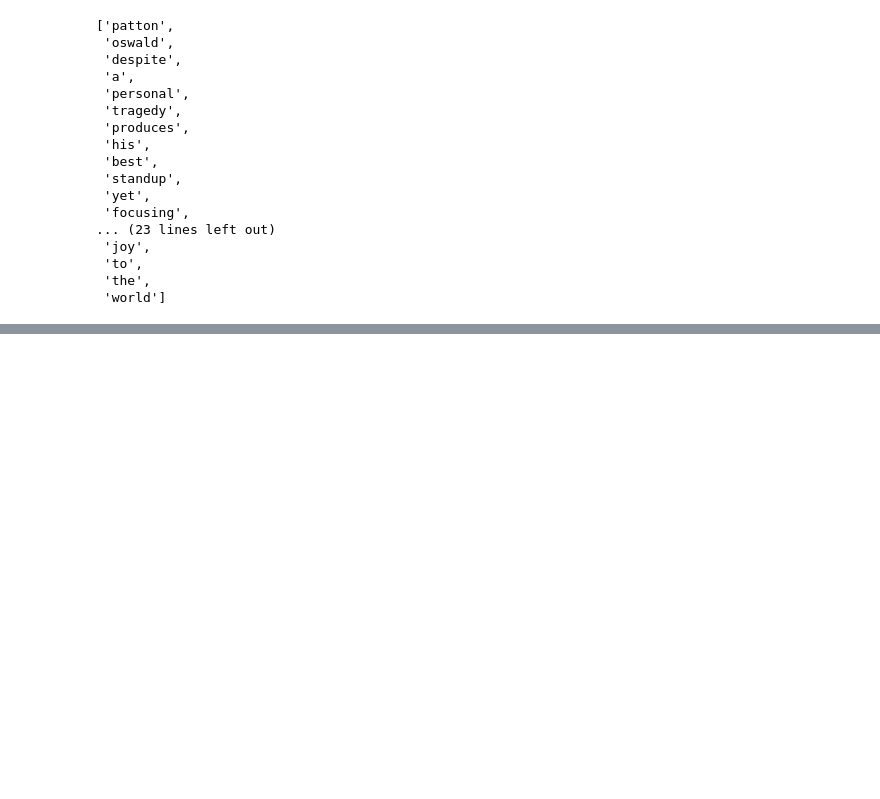
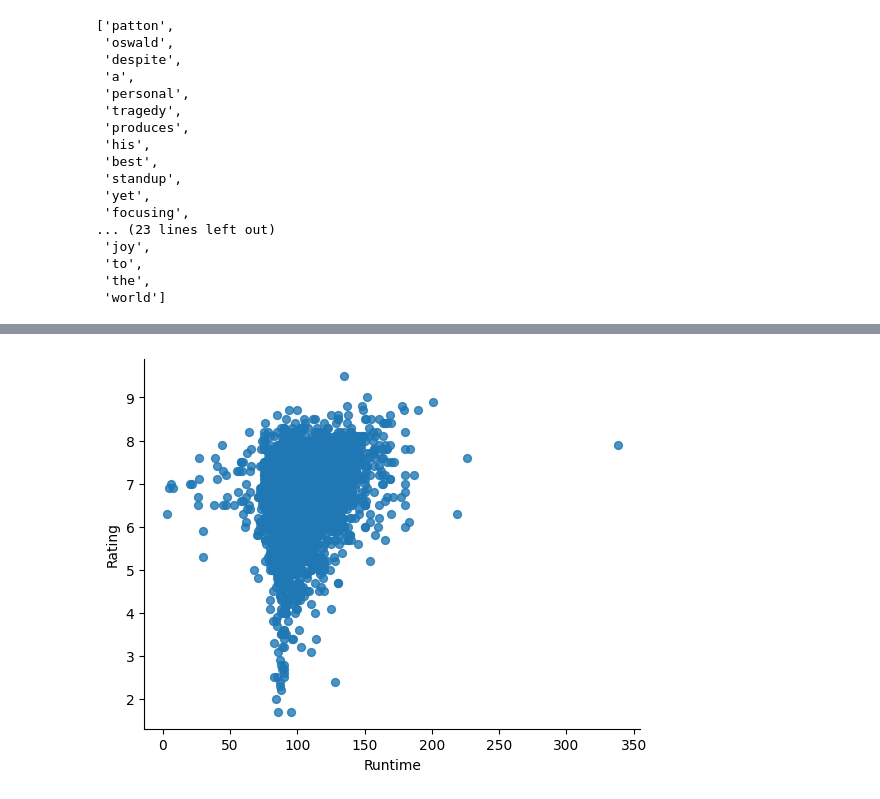
Before and after one commit to sarrasoussia/MovieMatcher, a Jupyter notebook: back/MoviesPreprocessing.ipynb, the cells around one changed output, grey strips where cells are left out. Cells and saved outputs as stored; diff of their text form; code cells hidden in the pictures; blank space fills up the shorter version.

```diff
--- a/back/MoviesPreprocessing.ipynb
+++ b/back/MoviesPreprocessing.ipynb
@@ -152,7 +282,9 @@ df.head()
 # %%
 # @title Runtime vs Rating
 
-# from matplotlib import pyplot as plt
-# df.plot(kind='scatter', x='Runtime', y='Rating', s=32, alpha=.8)
-# plt.gca().spines[['top', 'right',]].set_visible(False)
+from matplotlib import pyplot as plt
+df.plot(kind='scatter', x='Runtime', y='Rating', s=32, alpha=.8)
+plt.gca().spines[['top', 'right',]].set_visible(False)
+# %% [output]
+[figure, added]
 # %%
```
Also changed, not shown: parts of 20 cells of this notebook.
